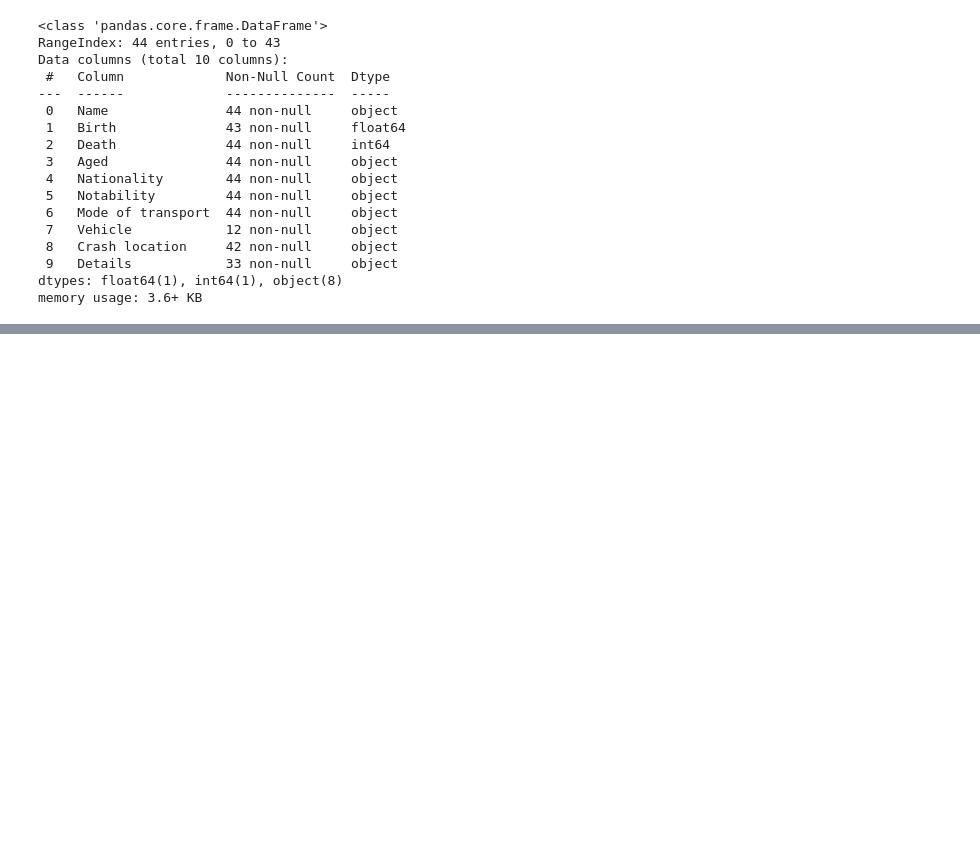
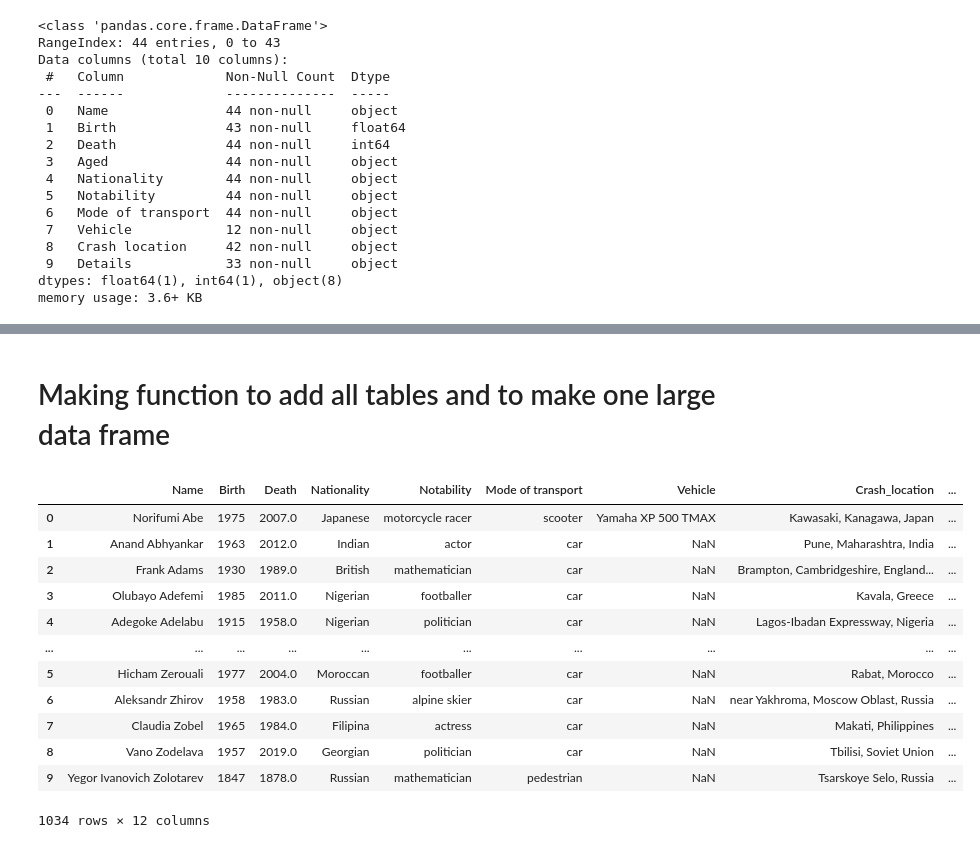
Before and after one commit to george887/MY_EXCERCISE, a Jupyter notebook: car_accident_data.ipynb, the cells around one changed output, grey strips where cells are left out. Cells and saved outputs as stored; diff of their text form; code cells hidden in the pictures; blank space fills up the shorter version.

Commit message:
Adding function to take in all tables

```diff
--- a/car_accident_data.ipynb
+++ b/car_accident_data.ipynb
@@ -474,0 +528,4 @@ full_df
+# %%
+df = pd.concat(tables)
+df = df.reset_index(drop=True
+pd.concat(age)
@@ -474,0 +534,37 @@ full_df
+# %% [markdown]
+# Making function to add all tables and to make one large data frame
+# %%
+def all_tables(url,tables):
+    '''
+    This equation takes in a url and a tables pandas df to create the inital table df. Then it is edited to
+    digest easier
+    '''
+    df = pd.concat(tables)
+    df['age'] = df['Aged'].str.extract(r'(^\d{2})')
+    df.age.dropna()
+    df = df.rename(columns={"Crash location": 'Crash_location'})
+    df = df.drop(columns={'Aged'})
+    df = df[df['Birth'].notna()]
+    df['Birth'] = df.Birth.astype('int64')
+    type(df.Crash_location[0])
+    df['Crash_location'] = df.Crash_location.astype(str)
+    df['Country'] = df.apply(lambda row: row['Crash_location'].split(', ')[-1], axis=1)
+    return df
+# %%
+df = all_tables(url, tables)
+# %%
+df
+# %% [output]
+|  | Name | Birth | Death | Nationality | Notability | Mode of transport | Vehicle | Crash_location | ... |
+| 0 | Norifumi Abe | 1975 | 2007.0 | Japanese | motorcycle racer | scooter | Yamaha XP 500 TMAX | Kawasaki, Kanagawa, Japan | ... |
+| 1 | Anand Abhyankar | 1963 | 2012.0 | Indian | actor | car | NaN | Pune, Maharashtra, India | ... |
+| 2 | Frank Adams | 1930 | 1989.0 | British | mathematician | car | NaN | Brampton, Cambridgeshire, England... | ... |
+| 3 | Olubayo Adefemi | 1985 | 2011.0 | Nigerian | footballer | car | NaN | Kavala, Greece | ... |
+| 4 | Adegoke Adelabu | 1915 | 1958.0 | Nigerian | politician | car | NaN | Lagos-Ibadan Expressway, Nigeria | ... |
+| ... | ... | ... | ... | ... | ... | ... | ... | ... | ... |
+| 5 | Hicham Zerouali | 1977 | 2004.0 | Moroccan | footballer | car | NaN | Rabat, Morocco | ... |
+| 6 | Aleksandr Zhirov | 1958 | 1983.0 | Russian | alpine skier | car | NaN | near Yakhroma, Moscow Oblast, Russia | ... |
+| 7 | Claudia Zobel | 1965 | 1984.0 | Filipina | actress | car | NaN | Makati, Philippines | ... |
+| 8 | Vano Zodelava | 1957 | 2019.0 | Georgian | politician | car | NaN | Tbilisi, Soviet Union | ... |
+| 9 | Yegor Ivanovich Zolotarev | 1847 | 1878.0 | Russian | mathematician | pedestrian | NaN | Tsarskoye Selo, Russia | ... |
+1034 rows × 12 columns
```
Also changed, not shown: parts of 14 cells of this notebook.
